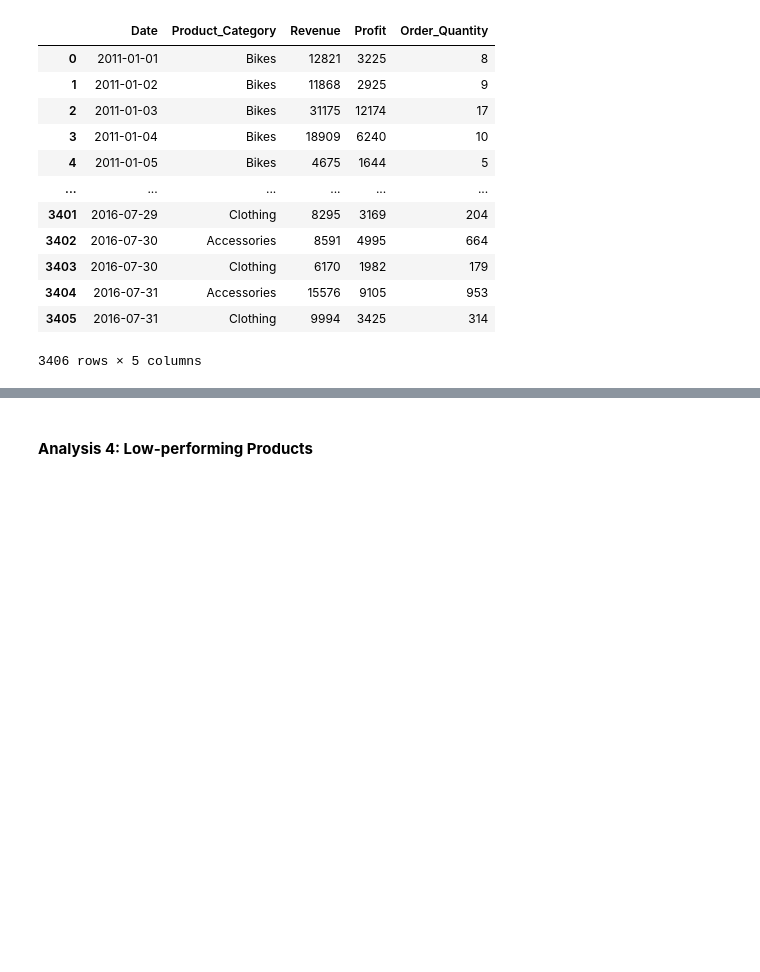
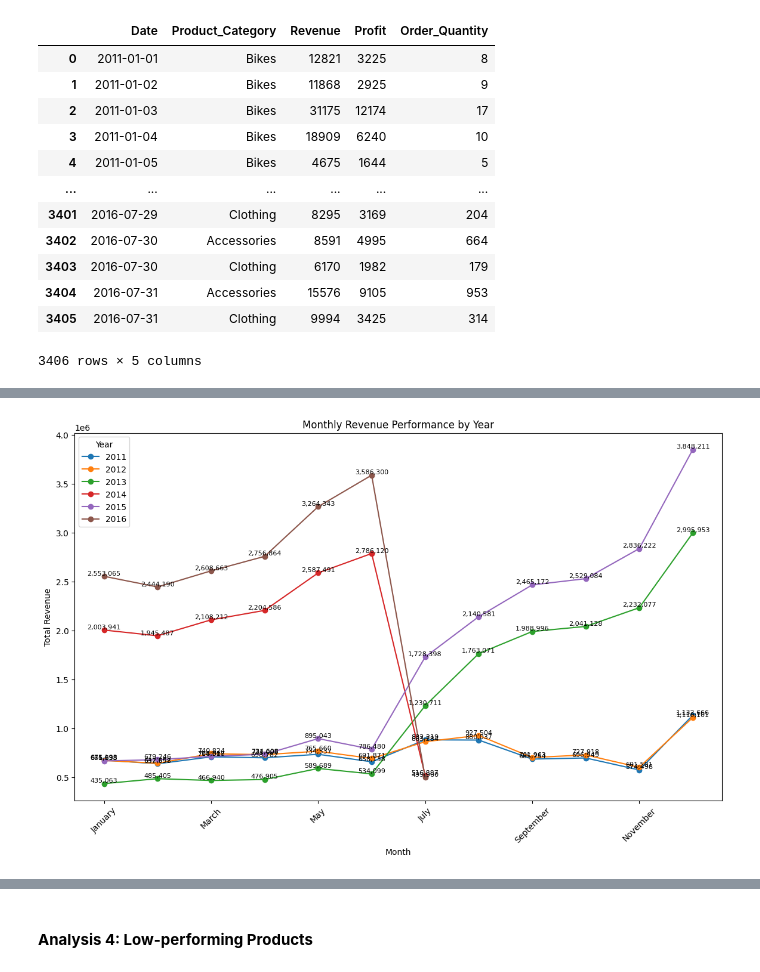
Before and after one commit to JinnOppa/Data-Analysis-Portfolio, a Jupyter notebook: bike-sales/sales2.ipynb, the cells around one changed output, grey strips where cells are left out. Cells and saved outputs as stored; diff of their text form; code cells hidden in the pictures; blank space fills up the shorter version.

Commit message:
update product

```diff
--- a/bike-sales/sales2.ipynb
+++ b/bike-sales/sales2.ipynb
@@ -539,0 +289,4 @@ plot_time_series(category_grouped, 'Product_Category', 'Order_Quantity', 'Order
+# %%
+# Extract 'Year' and 'Month' from the 'Date' column
+product_category_data['Year'] = pd.DatetimeIndex(product_category_data['Date']).year
+product_category_data['Month'] = pd.DatetimeIndex(product_category_data['Date']).month_name()
@@ -539,0 +326,43 @@ plot_time_series(category_grouped, 'Product_Category', 'Order_Quantity', 'Order
+# %%
+# Pivot data for each metric to prepare for line plotting
+monthly_revenue_pivot = monthly_metrics.pivot(index='Month', columns='Year', values='Revenue')
+monthly_profit_pivot = monthly_metrics.pivot(index='Month', columns='Year', values='Profit')
+monthly_order_quantity_pivot = monthly_metrics.pivot(index='Month', columns='Year', values='Order_Quantity')
+# %%
+# def plot_metric(pivot_data, metric_name, ylabel):
+#     plt.figure(figsize=(14, 8))
+#     ax = pivot_data.plot(kind='line', marker='o', ax=plt.gca())
+#     plt.title(f'Monthly {metric_name} Performance by Year')
+#     plt.xlabel('Month')
+#     plt.ylabel(ylabel)
+#     plt.xticks(rotation=45)
+#     plt.legend(title='Year')
+
+#     # Annotate each data point with its value
+#     for line in ax.get_lines():
+#         for x, y in zip(line.get_xdata(), line.get_ydata()):
+#             if not pd.isna(y):  # Only add annotations if y is not NaN
+#                 ax.text(x, y, f'{y:,.0f}', ha='center', va='bottom', fontsize=8)
+
+#     plt.show()
+def plot_metric(pivot_data, metric_name, ylabel):
+    plt.figure(figsize=(14, 8))
+    ax = pivot_data.plot(kind='line', marker='o', ax=plt.gca())
+    plt.title(f'Monthly {metric_name} Performance by Year')
+    plt.xlabel('Month')
+    plt.ylabel(ylabel)
+    plt.xticks(rotation=45)
+    plt.legend(title='Year')
+
+    # Annotate each data point with its value
+    for line in ax.get_lines():
+        for x, y in zip(line.get_xdata(), line.get_ydata()):
+            # Only add annotations if y is a finite value (not NaN or inf)
+            if np.isfinite(y):
+                ax.text(x, y, f'{y:,.0f}', ha='center', va='bottom', fontsize=8)
+
+    plt.show()
+# %%
+plot_metric(monthly_revenue_pivot, 'Revenue', 'Total Revenue')
+# %% [output]
+[figure, added]
```
Also changed, not shown: parts of 38 cells of this notebook.
